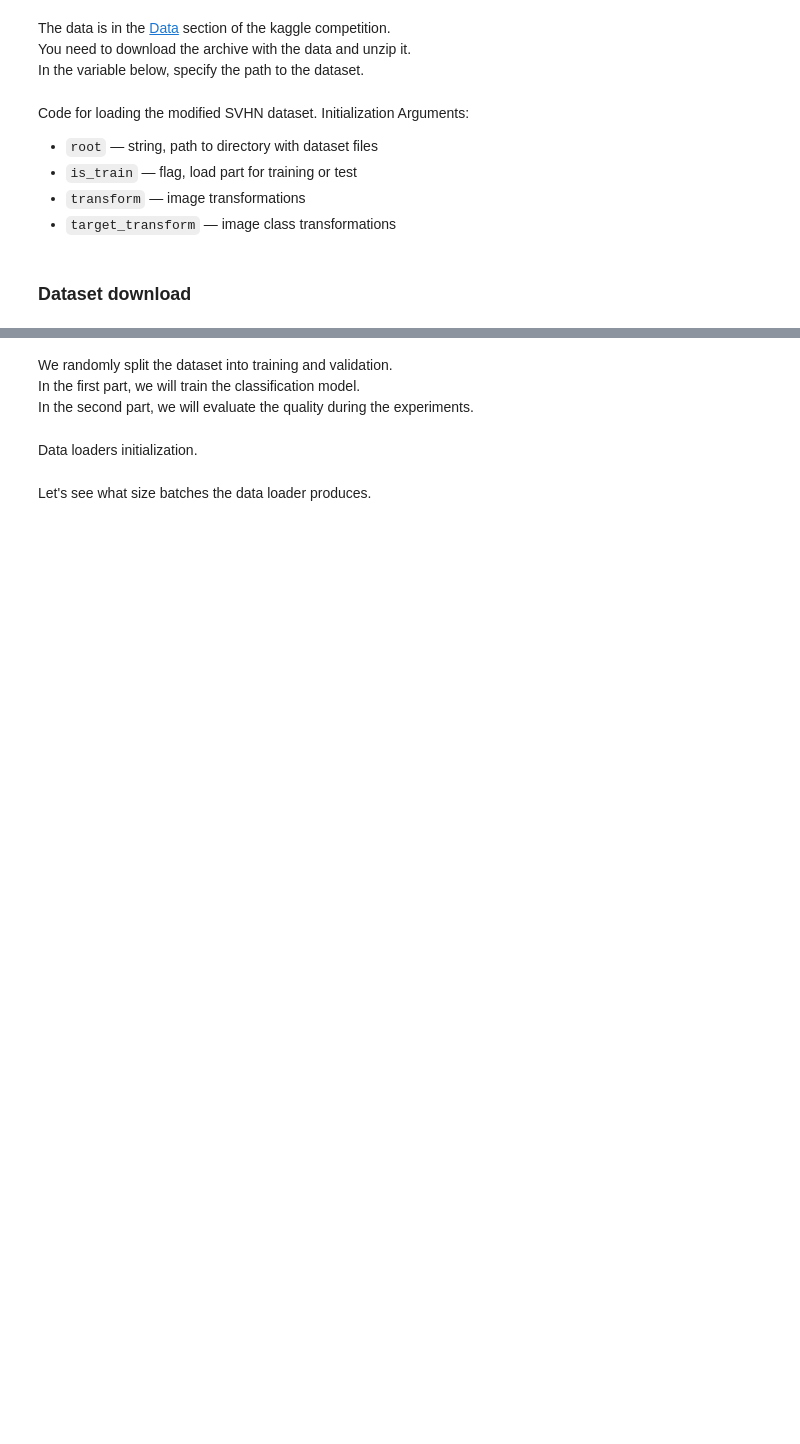
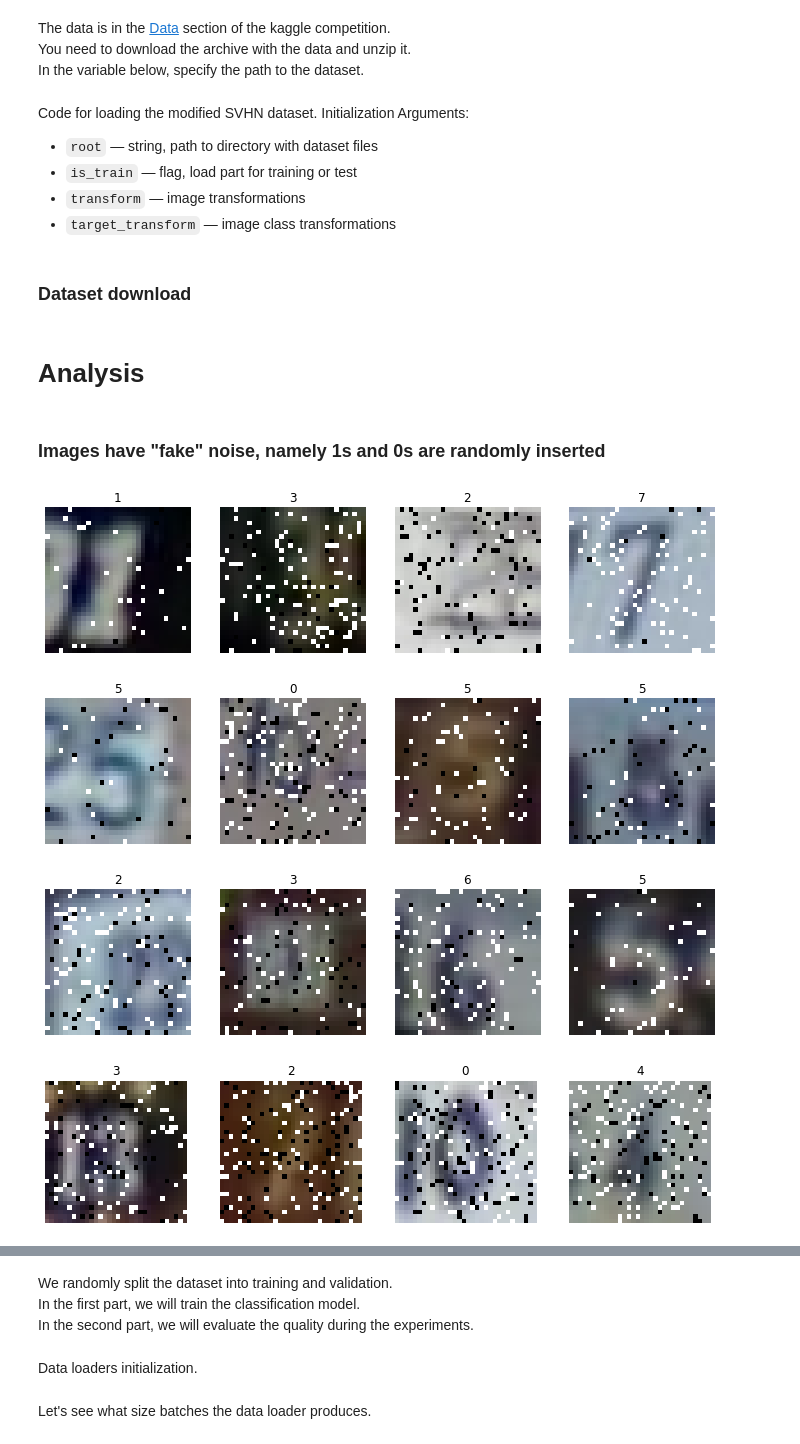
Before and after one commit to NickThe1/image-classification, a Jupyter notebook: classcnn.ipynb, the cells around one changed output, grey strips where cells are left out. Drawn from its saved outputs; the diff is of its cells as text; code cells hidden in the pictures; blank space fills up the shorter version.

Commit message:
feat: analysis begins

```diff
--- a/classcnn.ipynb
+++ b/classcnn.ipynb
@@ -156,3 +161,33 @@ data = SVHN(
     is_train=True,
     transform=ToTensor(),
 )
+# %% [markdown]
+# Analysis
+# %% [markdown]
+### Images have "fake" noise, namely 1s and 0s are randomly inserted
+# %%
+batch_size = 4
+analysis_dataloader = DataLoader(data, batch_size=batch_size)
+
+it = iter(analysis_dataloader)
+
+cols = 4
+for rows in range(1, 5):
+    imgs, labels = next(it)
+
+    figure = plt.figure(figsize=(12, 12))
+
+    i = 1
+    for img, label in zip(imgs, labels):
+        figure.add_subplot(rows, cols, i)
+        i += 1
+        plt.title(label.item())
+        plt.axis("off")
+        plt.imshow(torch.moveaxis(img.squeeze(), 0, 2))
+
+plt.show()
+# %% [output]
+[figure, added]
+[figure, added]
+[figure, added]
+[figure, added]
```
Also changed, not shown: parts of 15 cells of this notebook.
